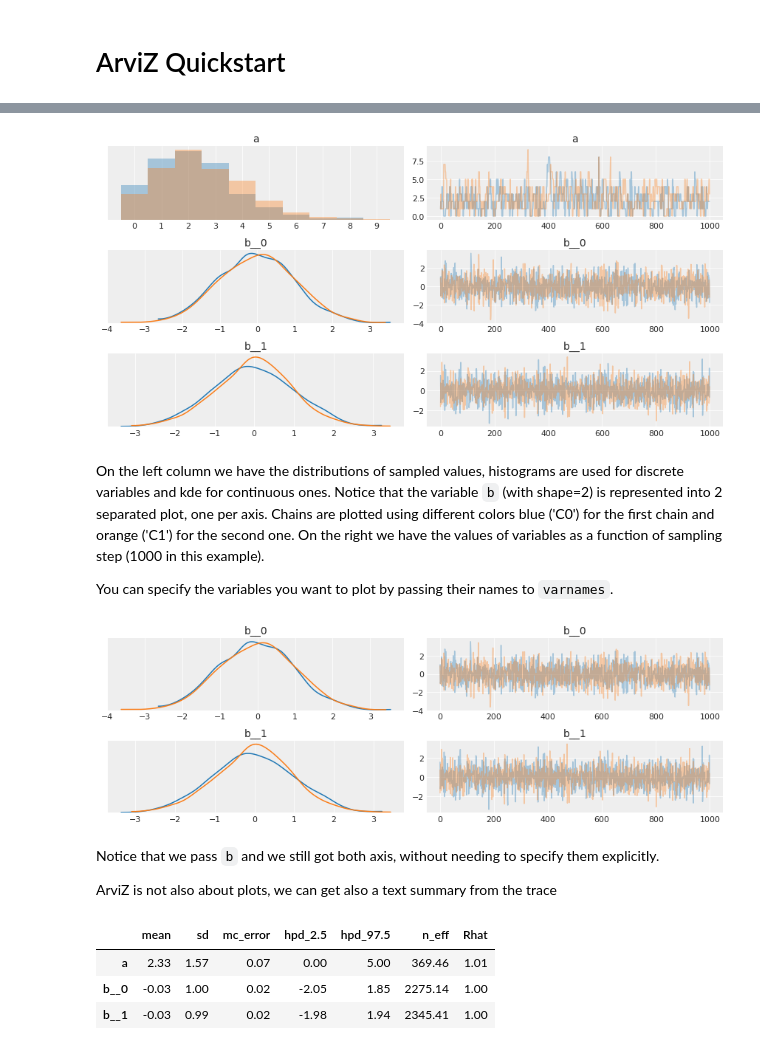
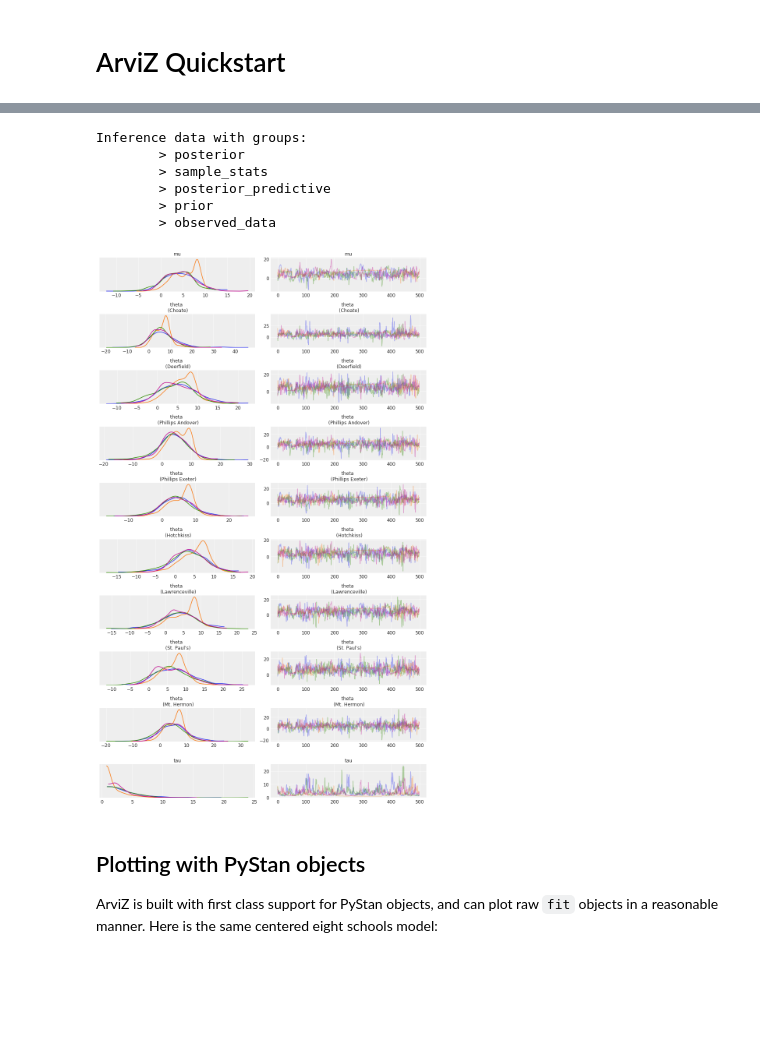
Before and after one commit to arviz-devs/arviz, a Jupyter notebook: doc/notebooks/Introduction.ipynb, the cells around one changed output, grey strips where cells are left out. Saved outputs shown, nothing was run; the diff lists cells and outputs as text; code cells hidden in the pictures; blank space fills up the shorter version.

```diff
--- a/doc/notebooks/Introduction.ipynb
+++ b/doc/notebooks/Introduction.ipynb
@@ -35,2 +18,0 @@ This DataFrame comes from a model with two variables `a` and `b`. Variable `b` h
-# %%
-az.utils.load_trace('trace.gzip', combined=True).head()
@@ -53,2 +18,0 @@ To change the style you can just do:
-# %%
-az.style.use('arviz-darkgrid')  # This is just and alias for plt.style
@@ -56,0 +37,20 @@ One of the most common plots used in Bayesian statistics is the `traceplot`.
+# %%
+import pymc3 as pm
+
+J = 8
+y = np.array([28.,  8., -3.,  7., -1.,  1., 18., 12.])
+sigma = np.array([15., 10., 16., 11.,  9., 11., 10., 18.])
+schools = np.array(['Choate', 'Deerfield', 'Phillips Andover', 'Phillips Exeter',
+                    'Hotchkiss', 'Lawrenceville', "St. Paul's", 'Mt. Hermon'])
+
+
+with pm.Model() as centered_eight:
+    mu = pm.Normal('mu', mu=0, sd=5)
+    tau = pm.HalfCauchy('tau', beta=5)
+    theta = pm.Normal('theta', mu=mu, sd=tau, shape=J)
+    obs = pm.Normal('obs', mu=theta, sd=sigma, observed=y)
+
+    # This pattern is useful in PyMC3
+    prior = pm.sample_prior_predictive()
+    centered_eight_trace = pm.sample()
+    posterior_predictive = pm.sample_posterior_predictive(centered_eight_trace)
@@ -57,23 +80,22 @@ One of the most common plots used in Bayesian statistics is the `traceplot`.
+# %%
+data = az.pymc3_to_inference_data(trace=centered_eight_trace,
+                                  prior=prior,
+                                  posterior_predictive=posterior_predictive,
+                                  coords={'school': schools},
+                                  dims={'theta': ['school'], 'obs': ['school']})
+data
+# %% [output]
+Inference data with groups:
+        > posterior
+        > sample_stats
+        > posterior_predictive
+        > prior
+        > observed_data
 # %%
-az.traceplot(trace);
+az.traceplot(data);
 # %% [output]
-[figure, old version]
+[figure, new version]
-# %% [markdown]
-On the left column we have the distributions of sampled values, histograms are used for discrete variables and kde for continuous ones. Notice that the variable `b` (with shape=2) is represented into 2 separated plot, one per axis. Chains are plotted using different colors blue ('C0') for the first chain and orange ('C1') for the second one. On the right we have the values of variables as a function of sampling step (1000 in this example).
-
-You can specify the variables you want to plot by passing their names to `varnames`.
-# %%
-az.traceplot(trace, varnames=['b']);
-# %% [output]
-[figure, removed]
-# %% [markdown]
-Notice that we pass `b` and we still got both axis, without needing to specify them explicitly.
-
-ArviZ is not also about plots, we can get also a text summary from the trace
-# %%
-az.summary(trace)
-# %% [output]
-|  | mean | sd | mc_error | hpd_2.5 | hpd_97.5 | n_eff | Rhat |
-| a | 2.33 | 1.57 | 0.07 | 0.00 | 5.00 | 369.46 | 1.01 |
-| b__0 | -0.03 | 1.00 | 0.02 | -2.05 | 1.85 | 2275.14 | 1.00 |
-| b__1 | -0.03 | 0.99 | 0.02 | -1.98 | 1.94 | 2345.41 | 1.00 |
+# %% [markdown]
+## Plotting with PyStan objects
+
+ArviZ is built with first class support for PyStan objects, and can plot raw `fit` objects in a reasonable manner. Here is the same centered eight schools model:
```
Also changed, not shown: parts of 21 cells of this notebook, 5 other files.
